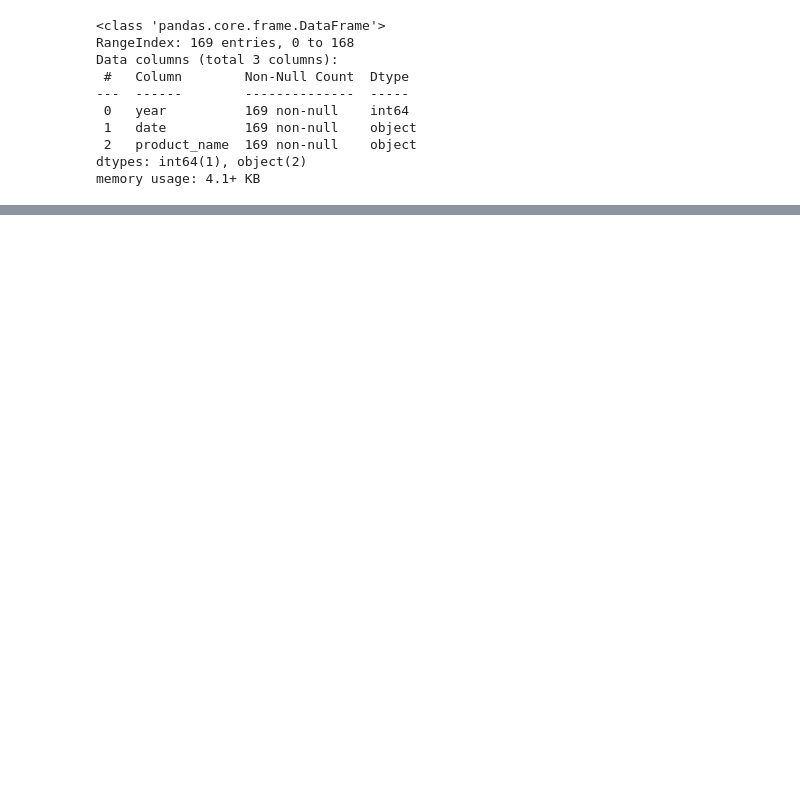
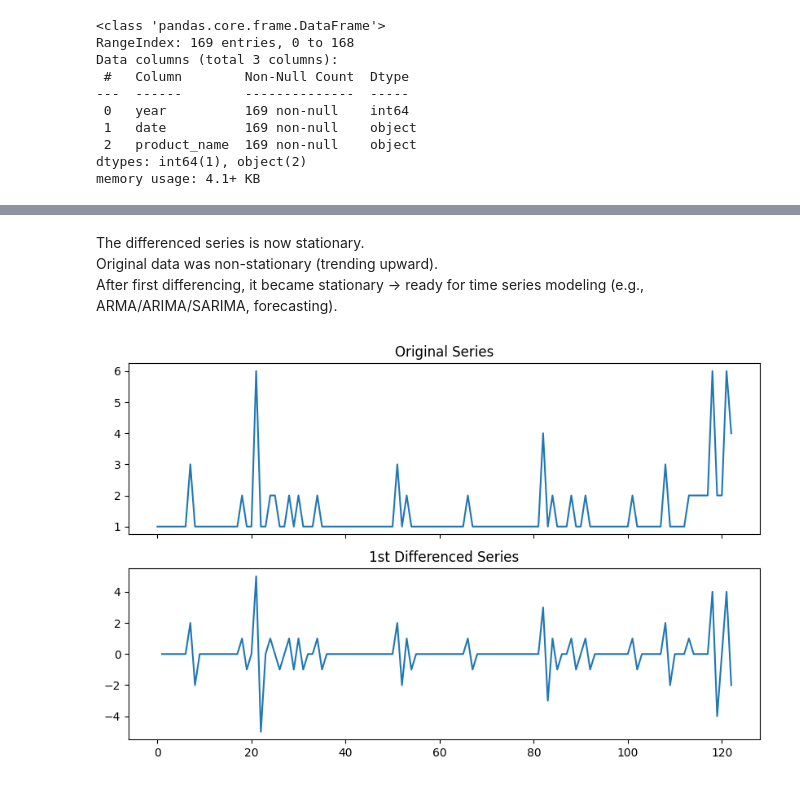
Before and after one commit to afiadata/ppb_recalls, a Jupyter notebook: notebooks/02_EDA.ipynb, the cells around one changed output, grey strips where cells are left out. Saved outputs shown, nothing was run; the diff lists cells and outputs as text; code cells hidden in the pictures; blank space fills up the shorter version.

```diff
--- a/notebooks/02_EDA.ipynb
+++ b/notebooks/02_EDA.ipynb
@@ -82,0 +280,11 @@ plt.show()
+# %% [markdown]
+The differenced series is now stationary.
+Original data was non-stationary (trending upward).
+After first differencing, it became stationary → ready for time series modeling (e.g., ARMA/ARIMA/SARIMA, forecasting).
+# %%
+fig, axes = plt.subplots(2, 1, figsize=(10,6), sharex=True)
+daily_totals["count"].plot(ax=axes[0], title="Original Series")
+daily_totals["diff_1"].plot(ax=axes[1], title="1st Differenced Series")
+plt.show()
+# %% [output]
+[figure, added]
```
Also changed, not shown: parts of 34 cells of this notebook, 5 other files.
